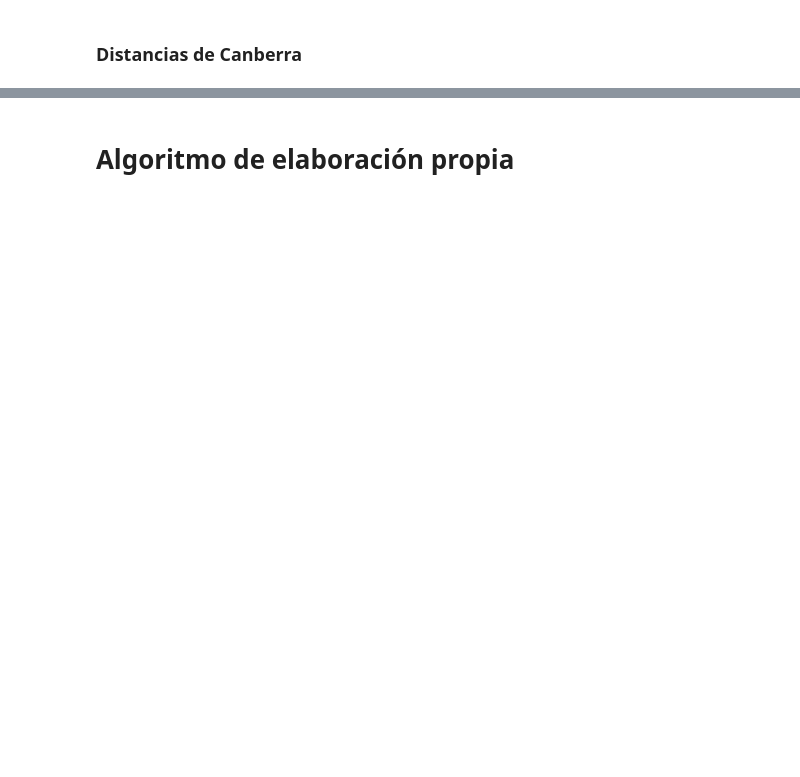
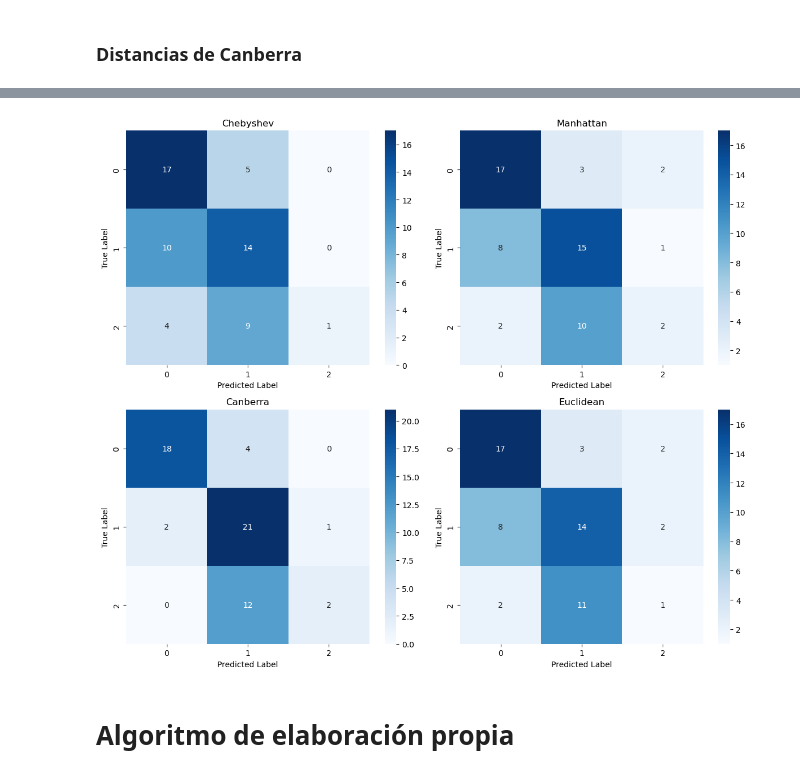
Before and after one commit to azulamakk/AnalisisMultivariado, a Jupyter notebook: Final/knn.ipynb, the cells around one changed output, grey strips where cells are left out. Cells and saved outputs as stored; diff of their text form; code cells hidden in the pictures; blank space fills up the shorter version.

```diff
--- a/Final/knn.ipynb
+++ b/Final/knn.ipynb
@@ -41,8 +63,9 @@ def calculo_indicadores(predicciones, etiquetas):
 # %% [markdown]
 ### Distancias Euclideas
 # %%
-X = sample[['pH', 'alcohol', 'fixed.acidity', 'free sulfur dioxide']]
-y = sample['quality']
+X = sample[['loan_amnt', 'loan_percent_income', 'person_emp_length', 'loan_int_rate']]
+y = sample['loan_grade']
+
 X_train, X_test, y_train, y_test = train_test_split(X, y, test_size=0.2, random_state=13)
 # %%
 param_grid = {'n_neighbors': list(range(1, 50))}
@@ -190,3 +213,32 @@ F1 Score: 0.6739766081871343
+# %%
+import matplotlib.pyplot as plt
+import seaborn as sns
+from sklearn.metrics import confusion_matrix
+
+def plot_confusion_matrix_heatmap(ax, cm, title):
+    sns.heatmap(cm, annot=True, fmt='d', cmap='Blues', ax=ax)
+    ax.set_title(title)
+    ax.set_xlabel('Predicted Label')
+    ax.set_ylabel('True Label')
+
+fig, axes = plt.subplots(2, 2, figsize=(12, 10))
+
+cm_chebyshev = confusion_matrix(y_test, predictions_chebyshev)
+plot_confusion_matrix_heatmap(axes[0, 0], cm_chebyshev, 'Chebyshev')
+
+cm_manhattan = confusion_matrix(y_test, predictionsCityBlock)
+plot_confusion_matrix_heatmap(axes[0, 1], cm_manhattan, 'Manhattan')
+
+cm_canberra = confusion_matrix(y_test, predictions_canberra)
+plot_confusion_matrix_heatmap(axes[1, 0], cm_canberra, 'Canberra')
+
+cm_euclidean = confusion_matrix(y_test, predictionsEucli)
+plot_confusion_matrix_heatmap(axes[1, 1], cm_euclidean, 'Euclidean')
+
+plt.tight_layout()
+plt.show()
+# %% [output]
+[figure, added]
 # %% [markdown]
 # Algoritmo de elaboración propia
 # %%
```
Also changed, not shown: parts of 13 cells of this notebook, 1 other file.
